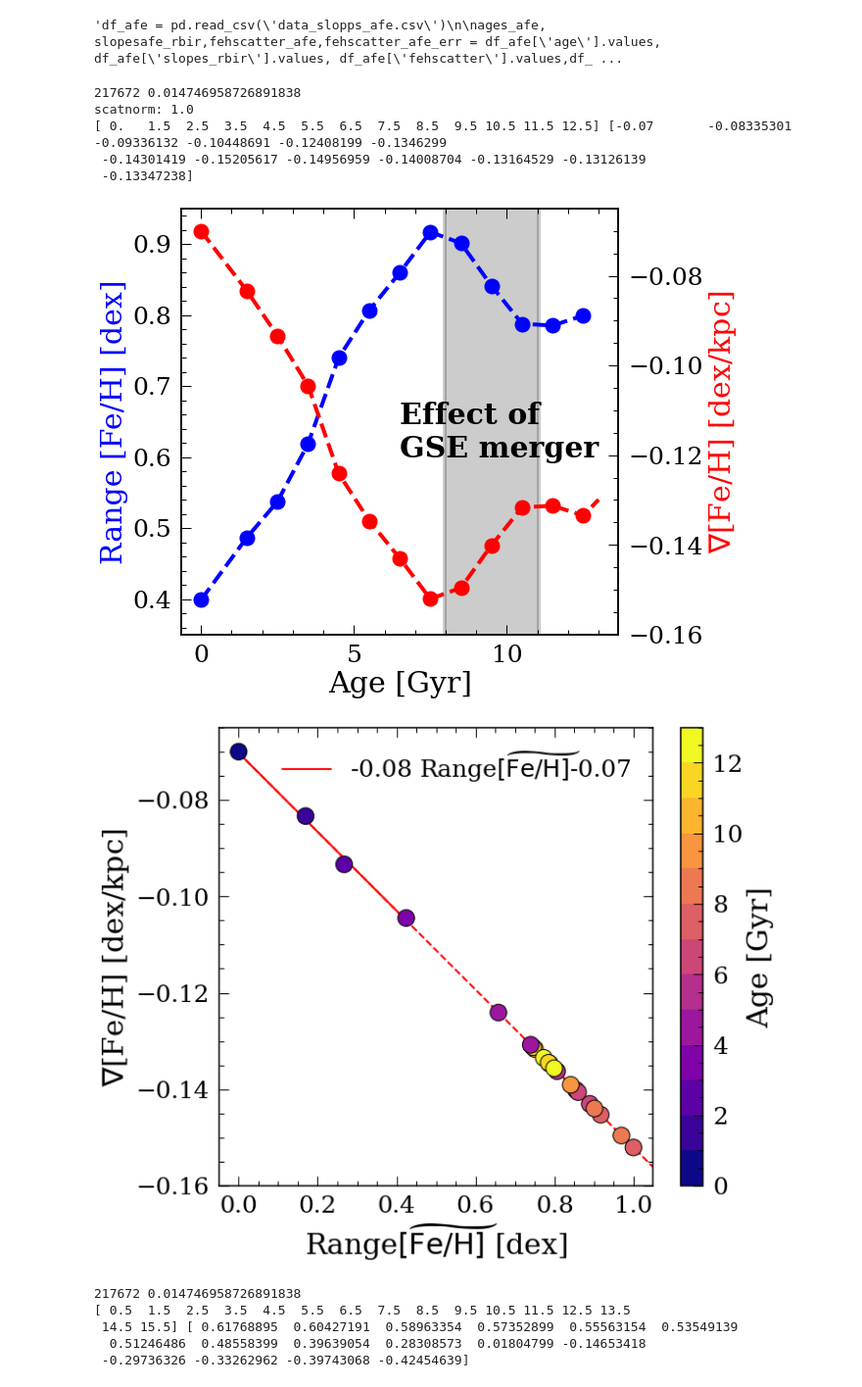
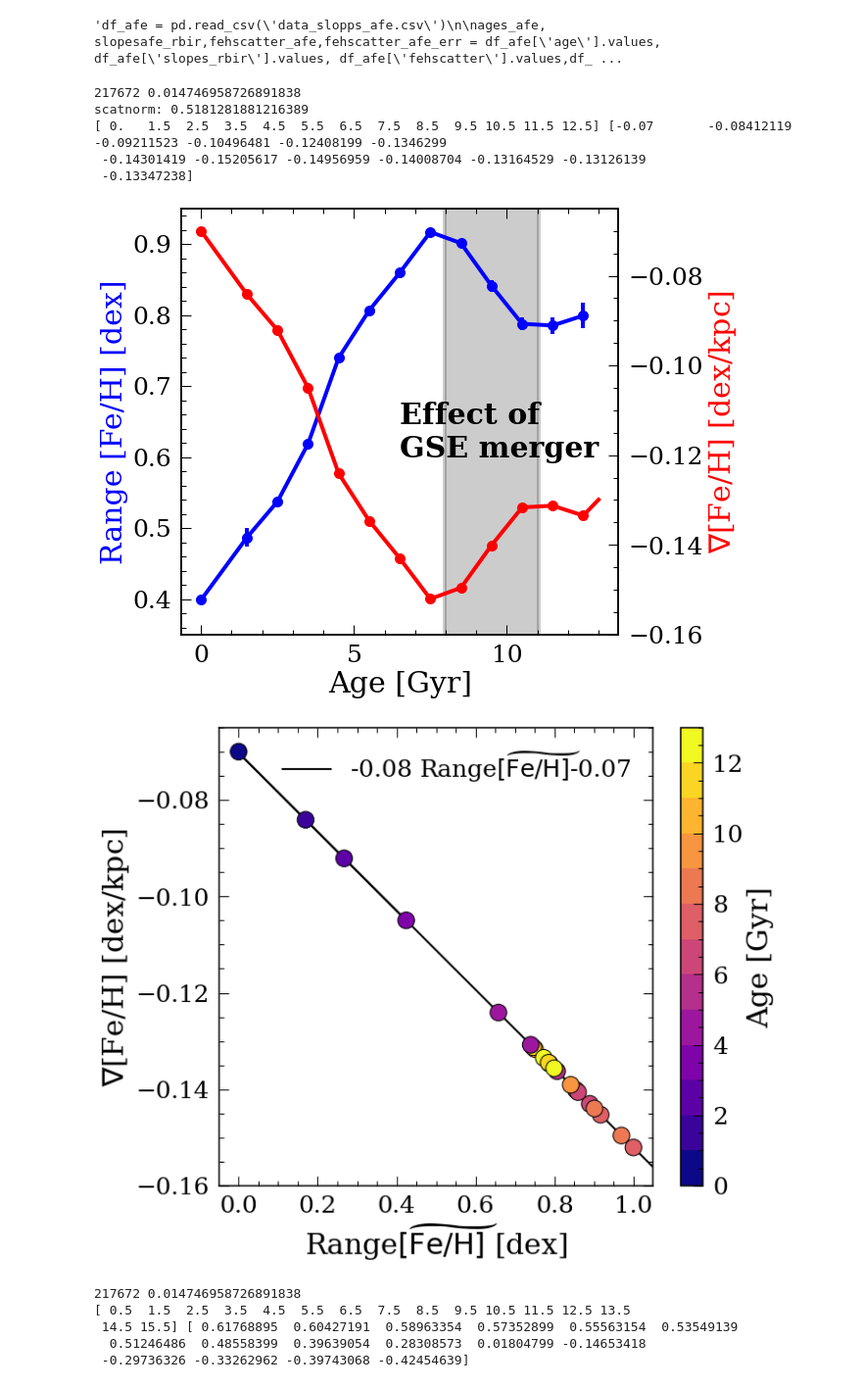
Before and after one commit to lyx12311/FeHScatter, a Jupyter notebook: Figures-Paper1.ipynb, the cells around one changed output. Shown at 98% size. Saved outputs shown, nothing was run; the diff lists cells and outputs as text; code cells hidden in the pictures.

```diff
--- a/Figures-Paper1.ipynb
+++ b/Figures-Paper1.ipynb
@@ -441,12 +441,15 @@ sub_tryRb = sub_tryRb.loc[sub_tryRb['FEH']>-1]
 print(len(sub_tryRb), sum(sub_tryRb['Rb']<0)/len(sub_tryRb))
 
 df = pd.read_csv('data_slopps.csv')
-ages, fehscatter = df['age'], df['fehscatter']
+#print(df.columns)
+ages, fehscatter, fehscatter_err  = df['age'], df['fehscatter'], df['fehscatter_err']
 
 df = pd.read_csv('slopes_cor.csv')
 mnana =(df['slope_cor'].values==df['slope_cor'].values)
 newages = np.append([0],df['age'].values[mnana])
 newslopes = np.append([-0.07],df['slope_cor'].values[mnana])
+
+
 
 mfit = (df['slope_cor']==df['slope_cor'])
 mfit = mfit&(df['age']<=13)
@@ -465,12 +468,21 @@ def drawArrow(A, B, colors):
 """
 agescat = np.append([0], ages[(ages<13)&(fehscatter==fehscatter)])
 scatnew_nonorm = np.append([0.3988491221805143], fehscatter[(ages<13)&(fehscatter==fehscatter)])
-print('scatnorm:',max(scatnew)-min(scatnew))
+scatnew_nonorm_err = np.append([0], fehscatter_err[(ages<13)&(fehscatter==fehscatter)])
+
+print('scatnorm:',max(scatnew_nonorm)-min(scatnew_nonorm))
 scatnew = (scatnew_nonorm-min(scatnew_nonorm))/(max(scatnew_nonorm)-min(scatnew_nonorm))
-plt.plot(agescat,
+scatnew_err = (scatnew_nonorm_err)/(max(scatnew_nonorm)-min(scatnew_nonorm))
+"""plt.plot(agescat,
          scatnew_nonorm,
          'b--o', markersize=15,
+        linewidth=4)"""
+
+plt.errorbar(agescat, scatnew_nonorm,
+         yerr=scatnew_nonorm_err,
+         fmt = 'b-o', markersize=10,
         linewidth=4)
+
 
 plt.ylabel('Range [Fe/H] [dex]',color='b')
 plt.vlines([8,11], ymin=-2, ymax=2, color='k', alpha=0.2,
@@ -482,10 +494,10 @@ plt.annotate('Effect of\nGSE merger',(6.5,0.6), fontsize=30,
             weight='bold')
 plt.xlabel('Age [Gyr]')
 plt.twinx()
-plt.plot(newages[mfit_all], newslopes[mfit_all], 'ro', markersize=15)
+plt.plot(newages[mfit_all], newslopes[mfit_all], 'ro', markersize=10)
 print(newages[mfit_all], newslopes[mfit_all])
 
-plt.plot(np.linspace(0,13,100), slope_inf(np.linspace(0,13,100)), 'r--',
+plt.plot(np.linspace(0,13,100), slope_inf(np.linspace(0,13,100)), 'r-',
         linewidth=4)
 plt.ylim([-0.16,-0.065])
 plt.xlabel('Look-back Time [Gyr]')
@@ -500,39 +512,39 @@ plt.figure(figsize=(10,8))
 m2 = (ages<13)&(ages>=4)
 m3 = (ages<4)&(x==x)
 plt.scatter(scatnew,
             newslopes[mfit_all],
            c=agescat, s=300, edgecolor='k',
             cmap=plt.get_cmap('plasma', len(agescat)),zorder=10,
            vmin=0,vmax=13)
 plt.scatter(fehscatter[m2], p(fehscatter[m2]),
            c=ages[m2], s=300, edgecolor='k',
             cmap=plt.get_cmap('plasma', len(agescat)),zorder=10,
            vmin=0,vmax=13)
 
 m2 = (agescat<4)
-plt.plot((scatnew)[m2], p(scatnew)[m2], 'r-',
+plt.plot((scatnew)[m2], p(scatnew)[m2], 'k-',
          label="%.2f Range$\widetilde{\mathrm{[Fe/H]}}$-%.2f"%(p[1],abs(p[0])))
-plt.plot(([0,1.1]), p([0,1.1]),'r--')
+plt.plot(([0,1.1]), p([0,1.1]),'k-')
 
 plt.ylabel('$\\nabla$[Fe/H] [dex/kpc]')
 plt.xlabel('Range$\widetilde{\mathrm{[Fe/H]}}$ [dex]')
 cb = plt.colorbar()
 cb.set_label('Age [Gyr]')
 plt.legend(loc=1)
 plt.xlim([-0.05,1.05])
 plt.ylim([-0.16,-0.065])
 plt.tight_layout()
 
 plt.savefig('Figures/eps/finalfunc_2.pdf',bbox_inches='tight')
 plt.savefig('Figures/finalfunc_2.png',bbox_inches='tight')
 # %% [output]
 217672 0.014746958726891838
-scatnorm: 1.0
-[ 0.   1.5  2.5  3.5  4.5  5.5  6.5  7.5  8.5  9.5 10.5 11.5 12.5] [-0.07       -0.08335301 -0.09336132 -0.10448691 -0.12408199 -0.1346299
+scatnorm: 0.5181281881216389
+[ 0.   1.5  2.5  3.5  4.5  5.5  6.5  7.5  8.5  9.5 10.5 11.5 12.5] [-0.07       -0.08412119 -0.09211523 -0.10496481 -0.12408199 -0.1346299
  -0.14301419 -0.15205617 -0.14956959 -0.14008704 -0.13164529 -0.13126139
  -0.13347238]
-[figure, old version]
+[figure, new version]
-[figure, old version]
+[figure, new version]
 # %%
 #sub_tryRb = pd.read_pickle('NewRb.pkl')
 sub_tryRb = pd.read_pickle('NewRb.pkl')
```
Also changed, not shown: parts of 4 cells of this notebook.
